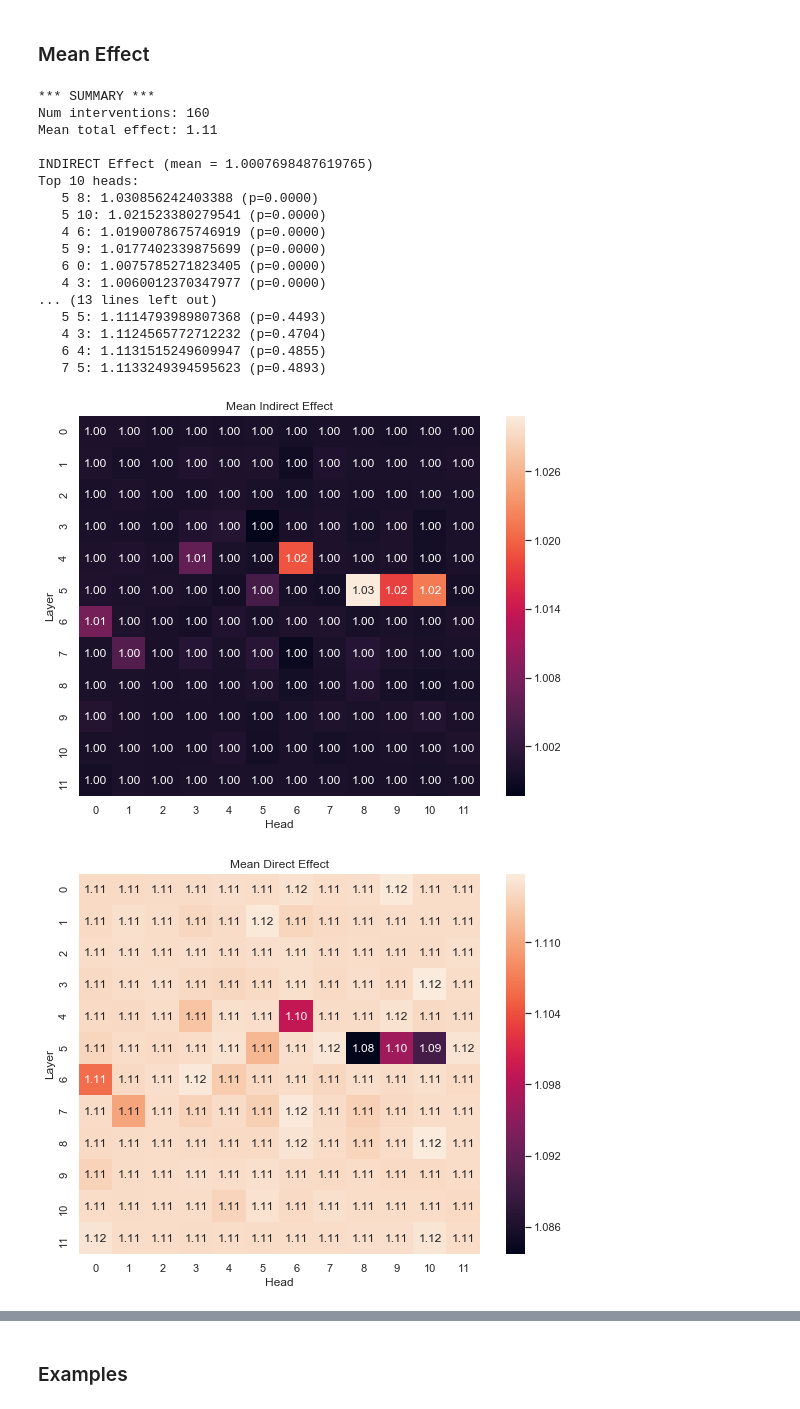
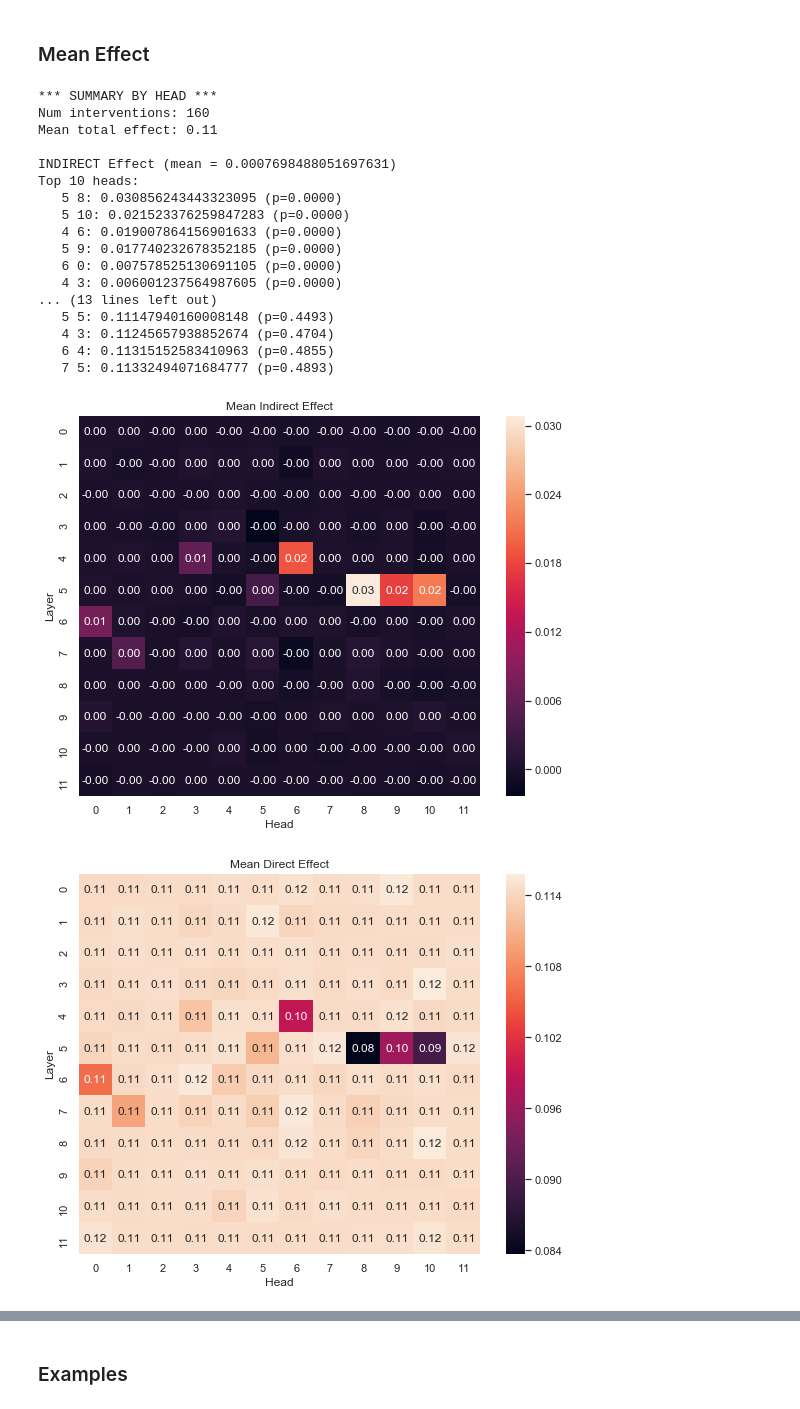
Before and after one commit to mattf1n/lm-intervention, a Jupyter notebook: winobias_attn_intervention.ipynb, the cells around one changed output, grey strips where cells are left out. Cells and saved outputs as stored; diff of their text form; code cells hidden in the pictures.

Commit message:
Use proportional difference (odds ratio - 1) instead of odds ratio. Perform attention intervention across entire layer.

```diff
--- a/winobias_attn_intervention.ipynb
+++ b/winobias_attn_intervention.ipynb
@@ -1,5 +1,5 @@
 # %%
-RECOMPUTE = False
+FROM_CACHE = False
 # %%
 import winobias
 from experiment import Model
@@ -15,7 +15,7 @@ examples = winobias.load_dev_examples()
 interventions = [ex.to_intervention(tokenizer) for ex in examples]
 
 fname = 'winobias_data/attention_intervention_results.json'
-if RECOMPUTE:
+if not FROM_CACHE:
 	results = perform_interventions(interventions, model)
 	with open(fname, 'w') as f:
 		json.dump(results, f)
@@ -27,24 +27,24 @@ Loaded 160 pairs. Skipped 38 pairs.
 # %% [markdown]
 ### Mean Effect
 # %%
-report_interventions_summary(results)
+report_interventions_summary_by_head(results)
 # %% [output]
-*** SUMMARY ***
+*** SUMMARY BY HEAD ***
 Num interventions: 160
-Mean total effect: 1.11
+Mean total effect: 0.11
 
-INDIRECT Effect (mean = 1.0007698487619765)
+INDIRECT Effect (mean = 0.0007698488051697631)
 Top 10 heads:
-   5 8: 1.030856242403388 (p=0.0000)
-   5 10: 1.021523380279541 (p=0.0000)
-   4 6: 1.0190078675746919 (p=0.0000)
-   5 9: 1.0177402339875699 (p=0.0000)
-   6 0: 1.0075785271823405 (p=0.0000)
-   4 3: 1.0060012370347977 (p=0.0000)
+   5 8: 0.030856243443323095 (p=0.0000)
+   5 10: 0.021523376259847283 (p=0.0000)
+   4 6: 0.019007864156901633 (p=0.0000)
+   5 9: 0.017740232678352185 (p=0.0000)
+   6 0: 0.007578525130691105 (p=0.0000)
+   4 3: 0.006001237564987605 (p=0.0000)
 ... (13 lines left out)
-   5 5: 1.1114793989807368 (p=0.4493)
-   4 3: 1.1124565772712232 (p=0.4704)
-   6 4: 1.1131515249609947 (p=0.4855)
-   7 5: 1.1133249394595623 (p=0.4893)
+   5 5: 0.11147940160008148 (p=0.4493)
+   4 3: 0.11245657938852674 (p=0.4704)
+   6 4: 0.11315152583410963 (p=0.4855)
+   7 5: 0.11332494071684777 (p=0.4893)
-[figure, old version]
+[figure, new version]
-[figure, old version]
+[figure, new version]
```
Also changed, not shown: parts of 6 cells of this notebook, 6 other files.
